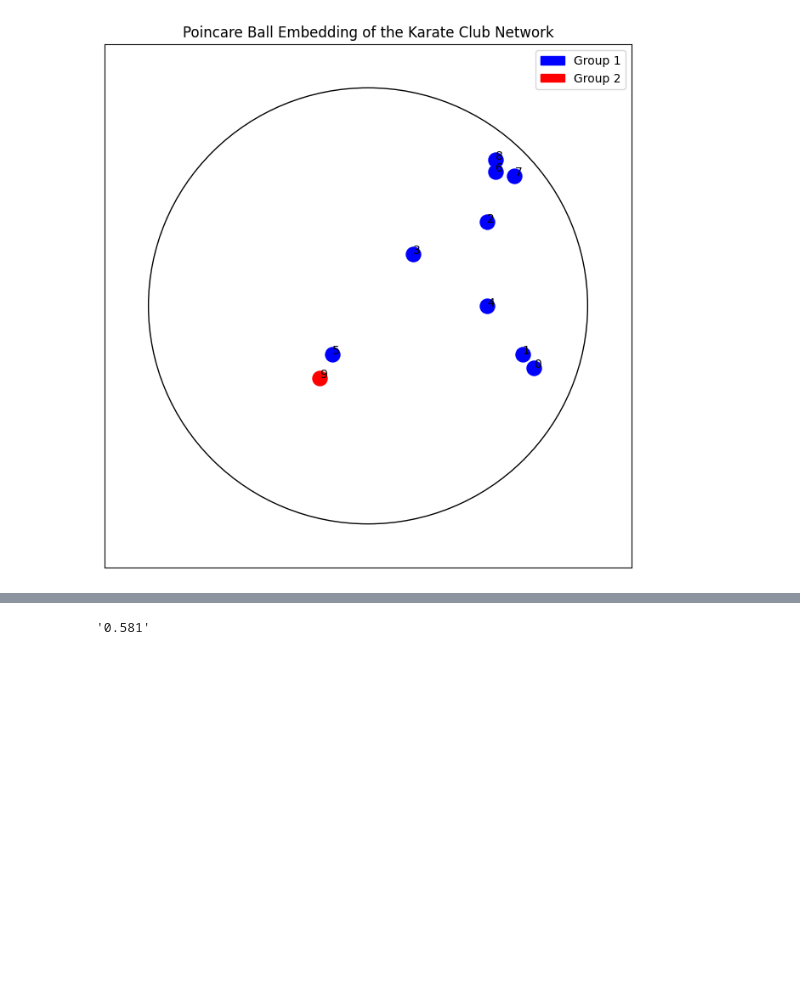
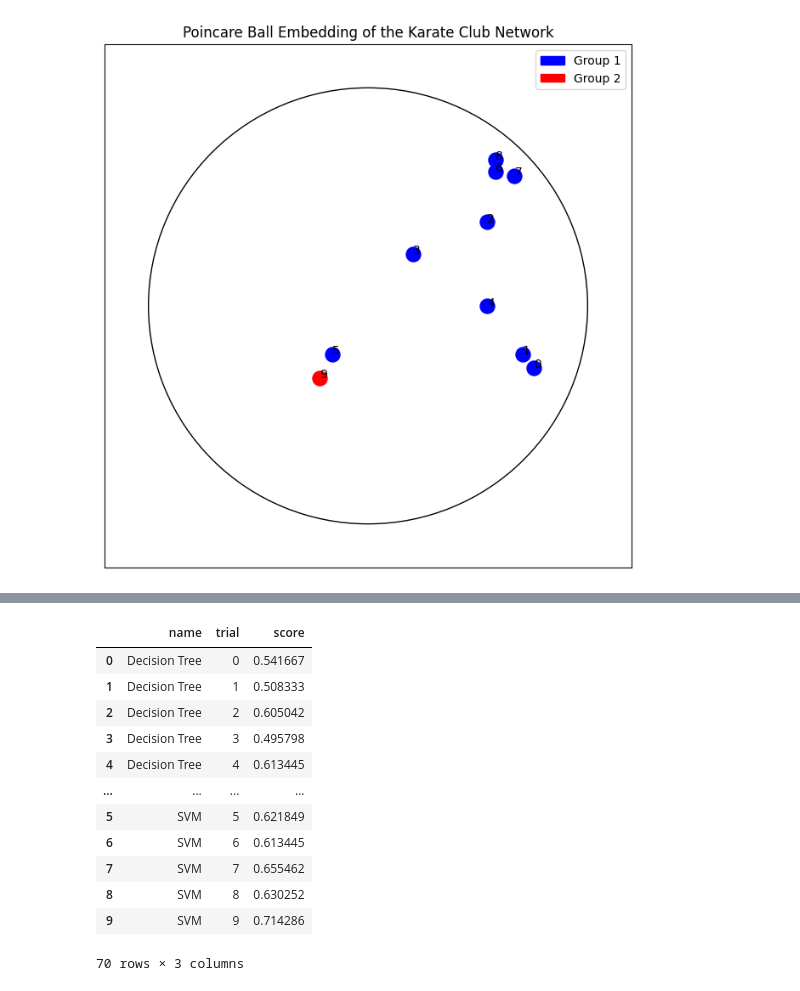
Before and after one commit to pchlenski/hyperdt, a Jupyter notebook: 4_graphs.ipynb, the cells around one changed output, grey strips where cells are left out. Saved outputs shown, nothing was run; the diff lists cells and outputs as text; code cells hidden in the pictures; blank space fills up the shorter version.

```diff
--- a/4_graphs.ipynb
+++ b/4_graphs.ipynb
@@ -525,4 +549,42 @@ hsvm.fit(X_train, y_train)
-# %%
-f"{accuracy_score(y_test, hsvm.predict(X_test)):.3f}"
-# %% [output]
-'0.581'
+# %%
+# This takes about 10 minutes
+
+vals = pd.DataFrame(columns=["name", "trial", "score"])
+for predictor, name in zip(
+    [dt, hdt, hdt_control, rf, hrf, hrf_control, svm],
+    [
+        "Decision Tree",
+        "Hyperbolic Decision Tree",
+        "Control Decision Tree",
+        "Random Forest",
+        "Hyperbolic Random Forest",
+        "Control Random Forest",
+        "SVM",
+    ],
+):
+    scores = cross_val_score(predictor, X_train, y_train, cv=10)
+    vals = pd.concat(
+        [
+            vals,
+            pd.DataFrame(
+                [[name, i, score] for i, score in enumerate(scores)],
+                columns=["name", "trial", "score"],
+            ),
+        ]
+    )
+
+vals
+# %% [output]
+|  | name | trial | score |
+| 0 | Decision Tree | 0 | 0.541667 |
+| 1 | Decision Tree | 1 | 0.508333 |
+| 2 | Decision Tree | 2 | 0.605042 |
+| 3 | Decision Tree | 3 | 0.495798 |
+| 4 | Decision Tree | 4 | 0.613445 |
+| ... | ... | ... | ... |
+| 5 | SVM | 5 | 0.621849 |
+| 6 | SVM | 6 | 0.613445 |
+| 7 | SVM | 7 | 0.655462 |
+| 8 | SVM | 8 | 0.630252 |
+| 9 | SVM | 9 | 0.714286 |
+70 rows × 3 columns
```
Also changed, not shown: parts of 8 cells of this notebook, 3 other files.
